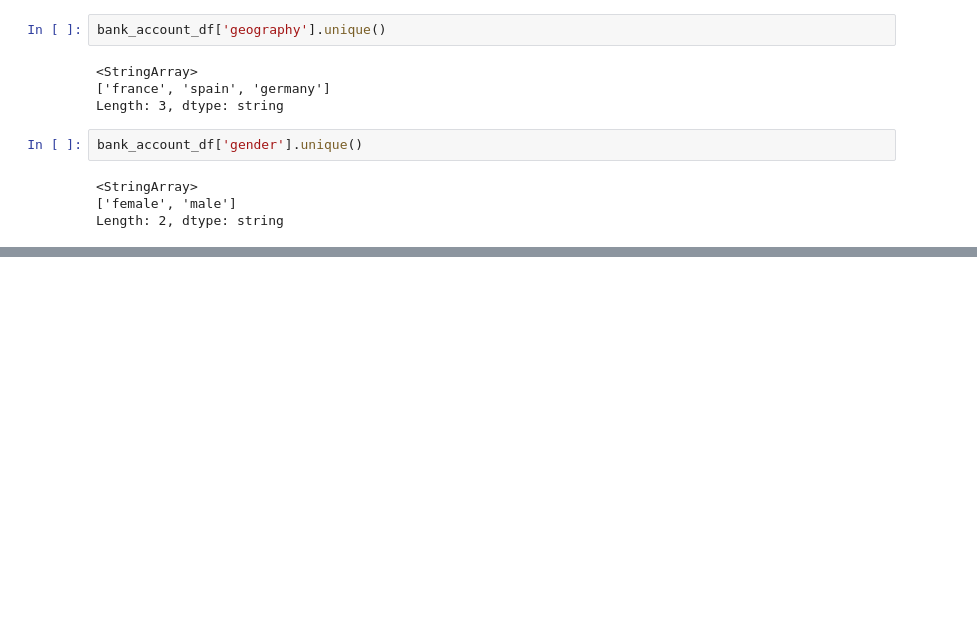
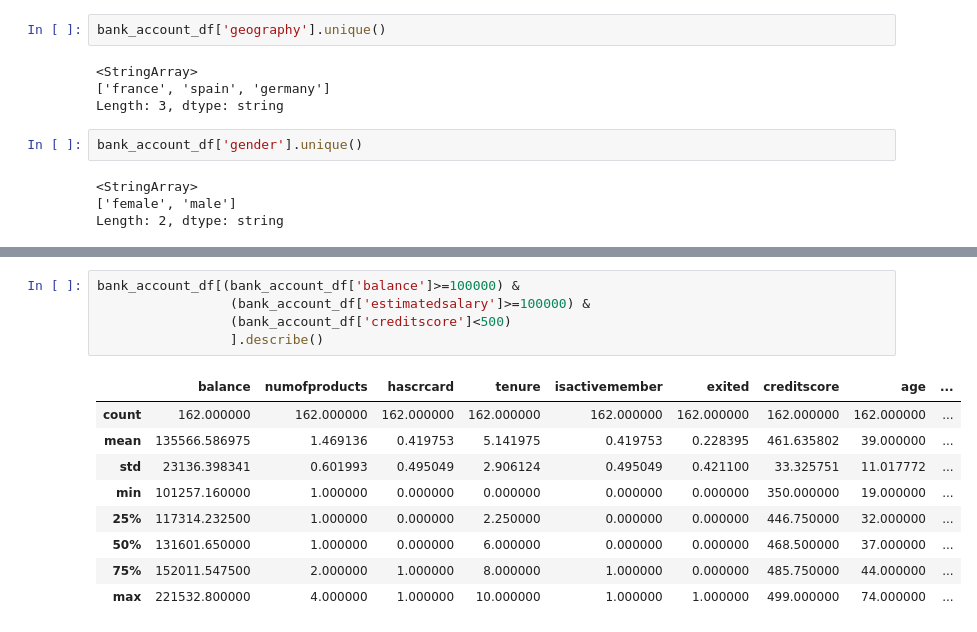
Before and after one commit to shwezin-coder/Bank-Churn-Customer, a Jupyter notebook: bank_churn_analysis.ipynb, the cells around one changed output, grey strips where cells are left out. Drawn from its saved outputs; the diff is of its cells as text; blank space fills up the shorter version.

```diff
--- a/bank_churn_analysis.ipynb
+++ b/bank_churn_analysis.ipynb
@@ -335,0 +365,15 @@ bank_account_df.describe()
+# %%
+bank_account_df[(bank_account_df['balance']>=100000) &
+                 (bank_account_df['estimatedsalary']>=100000) &
+                 (bank_account_df['creditscore']<500)
+                 ].describe()
+# %% [output]
+|  | balance | numofproducts | hascrcard | tenure | isactivemember | exited | creditscore | age | ... |
+| count | 162.000000 | 162.000000 | 162.000000 | 162.000000 | 162.000000 | 162.000000 | 162.000000 | 162.000000 | ... |
+| mean | 135566.586975 | 1.469136 | 0.419753 | 5.141975 | 0.419753 | 0.228395 | 461.635802 | 39.000000 | ... |
+| std | 23136.398341 | 0.601993 | 0.495049 | 2.906124 | 0.495049 | 0.421100 | 33.325751 | 11.017772 | ... |
+| min | 101257.160000 | 1.000000 | 0.000000 | 0.000000 | 0.000000 | 0.000000 | 350.000000 | 19.000000 | ... |
+| 25% | 117314.232500 | 1.000000 | 0.000000 | 2.250000 | 0.000000 | 0.000000 | 446.750000 | 32.000000 | ... |
+| 50% | 131601.650000 | 1.000000 | 0.000000 | 6.000000 | 0.000000 | 0.000000 | 468.500000 | 37.000000 | ... |
+| 75% | 152011.547500 | 2.000000 | 1.000000 | 8.000000 | 1.000000 | 0.000000 | 485.750000 | 44.000000 | ... |
+| max | 221532.800000 | 4.000000 | 1.000000 | 10.000000 | 1.000000 | 1.000000 | 499.000000 | 74.000000 | ... |
```
Also changed, not shown: parts of 17 cells of this notebook.
